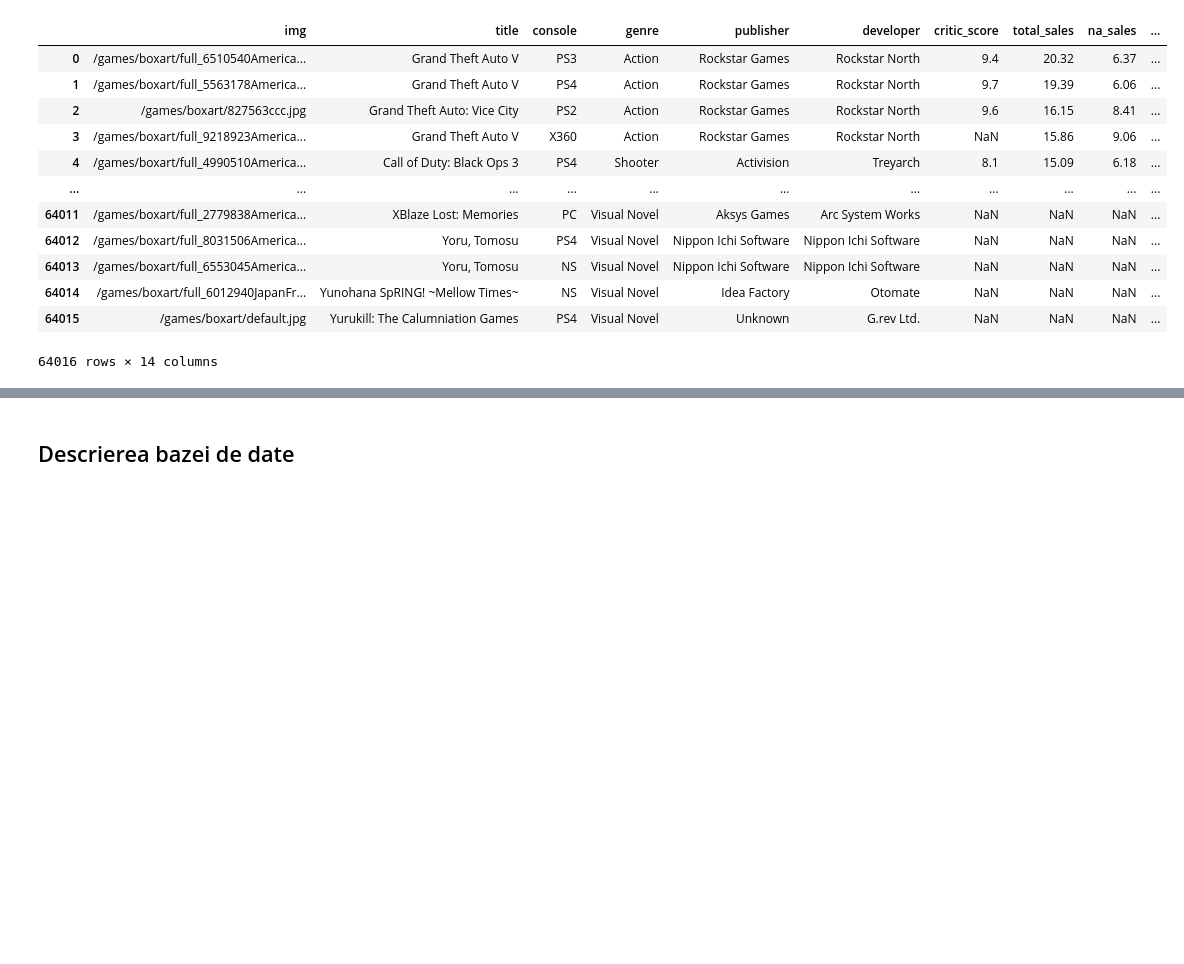
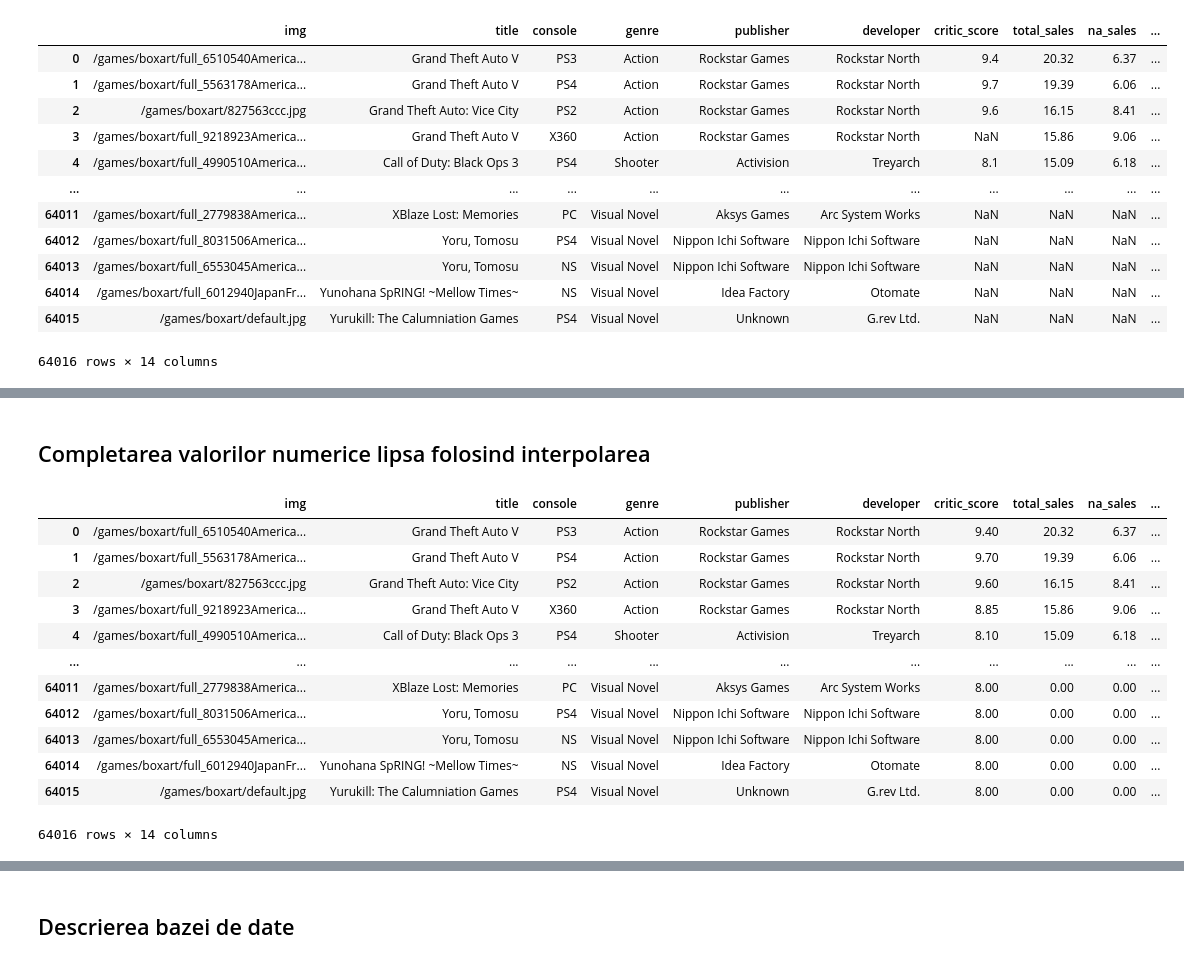
Before and after one commit to eduhaidu/video-game-sales, a Jupyter notebook: video-game-sales.ipynb, the cells around one changed output, grey strips where cells are left out. Cells and saved outputs as stored; diff of their text form; code cells hidden in the pictures; blank space fills up the shorter version.

```diff
--- a/video-game-sales.ipynb
+++ b/video-game-sales.ipynb
@@ -28,0 +54,19 @@ ds
+# %% [markdown]
+## Completarea valorilor numerice lipsa folosind interpolarea
+# %%
+ds = ds.interpolate(method='linear', limit_direction='forward')
+ds
+# %% [output]
+|  | img | title | console | genre | publisher | developer | critic_score | total_sales | na_sales | ... |
+| 0 | /games/boxart/full_6510540America... | Grand Theft Auto V | PS3 | Action | Rockstar Games | Rockstar North | 9.40 | 20.32 | 6.37 | ... |
+| 1 | /games/boxart/full_5563178America... | Grand Theft Auto V | PS4 | Action | Rockstar Games | Rockstar North | 9.70 | 19.39 | 6.06 | ... |
+| 2 | /games/boxart/827563ccc.jpg | Grand Theft Auto: Vice City | PS2 | Action | Rockstar Games | Rockstar North | 9.60 | 16.15 | 8.41 | ... |
+| 3 | /games/boxart/full_9218923America... | Grand Theft Auto V | X360 | Action | Rockstar Games | Rockstar North | 8.85 | 15.86 | 9.06 | ... |
+| 4 | /games/boxart/full_4990510America... | Call of Duty: Black Ops 3 | PS4 | Shooter | Activision | Treyarch | 8.10 | 15.09 | 6.18 | ... |
+| ... | ... | ... | ... | ... | ... | ... | ... | ... | ... | ... |
+| 64011 | /games/boxart/full_2779838America... | XBlaze Lost: Memories | PC | Visual Novel | Aksys Games | Arc System Works | 8.00 | 0.00 | 0.00 | ... |
+| 64012 | /games/boxart/full_8031506America... | Yoru, Tomosu | PS4 | Visual Novel | Nippon Ichi Software | Nippon Ichi Software | 8.00 | 0.00 | 0.00 | ... |
+| 64013 | /games/boxart/full_6553045America... | Yoru, Tomosu | NS | Visual Novel | Nippon Ichi Software | Nippon Ichi Software | 8.00 | 0.00 | 0.00 | ... |
+| 64014 | /games/boxart/full_6012940JapanFr... | Yunohana SpRING! ~Mellow Times~ | NS | Visual Novel | Idea Factory | Otomate | 8.00 | 0.00 | 0.00 | ... |
+| 64015 | /games/boxart/default.jpg | Yurukill: The Calumniation Games | PS4 | Visual Novel | Unknown | G.rev Ltd. | 8.00 | 0.00 | 0.00 | ... |
+64016 rows × 14 columns
```
Also changed, not shown: parts of 12 cells of this notebook.
